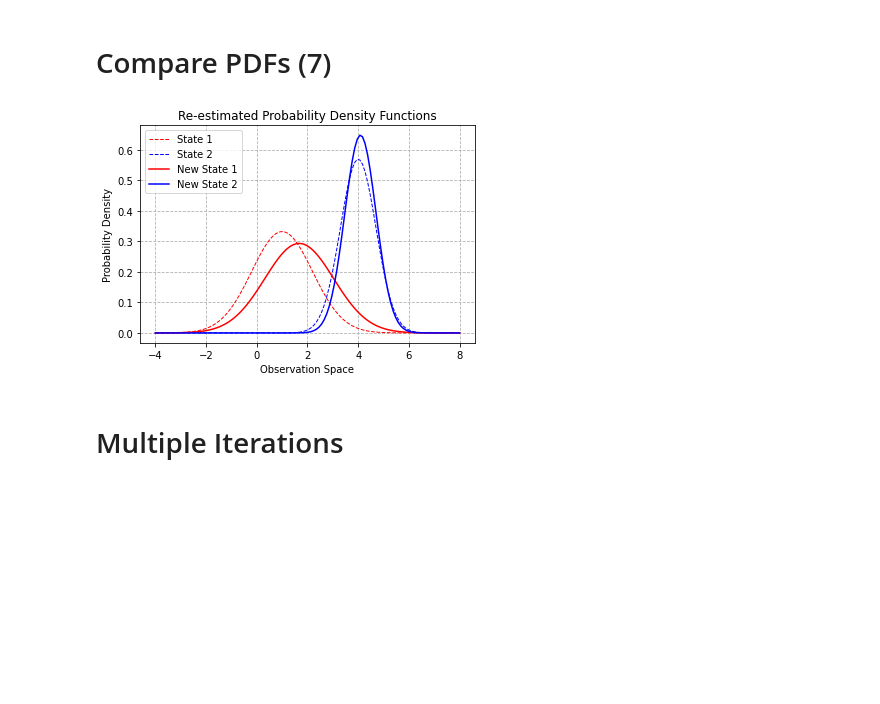
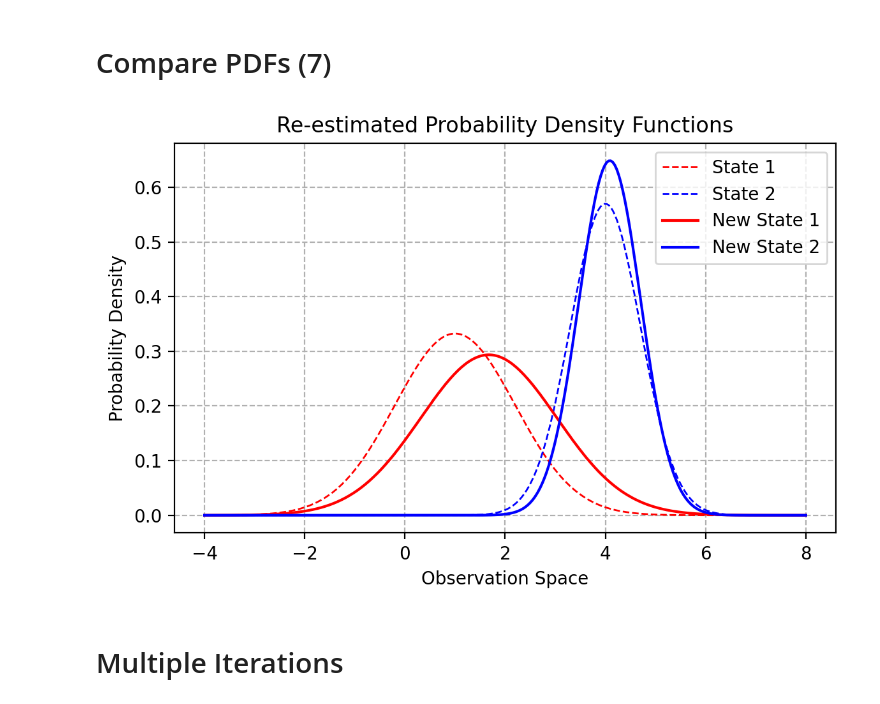
Before and after one commit to Sarsoo/markov-models, a Jupyter notebook: markov.ipynb, the cells around one changed output. Cells and saved outputs as stored; diff of their text form; code cells hidden in the pictures; blank space fills up the shorter version.

```diff
--- a/markov.ipynb
+++ b/markov.ipynb
@@ -1,7 +1,9 @@
 # %%
 #IMPORTS AND COMMON VARIABLES
+import matplotlib
+import matplotlib.cm as cm
 import matplotlib.pyplot as plt
-from matplotlib import cm
+from matplotlib.pyplot import savefig
 import numpy as np
 from math import sqrt
 
@@ -10,7 +12,10 @@ from maths import gaussian
 from markov import MarkovModel
 from markovlog import LogMarkovModel
 
-x = np.linspace(-4, 8, 120) # x values for figures
+fig_dpi = 200
+fig_export = False
+
+x = np.linspace(-4, 8, 300) # x values for figures
 x_label = "Observation Space"
 y_label = "Probability Density"
 # %% [markdown]
@@ -192,38 +342,45 @@ plt.show()
 # %% [markdown]
 # Compare PDFs (7)
 # %%
-model = MarkovModel(states=[state1, state2], observations=observations, state_transitions=state_transition).populate()
+model = MarkovModel(states=[state1, state2],
+                    observations=observations,
+                    state_transitions=state_transition).populate()
 
 new_mean = model.reestimated_mean()
 new_var = model.reestimated_variance()
 new_std_dev = [sqrt(x) for x in new_var]
 
 #######################################
 #              Original
 #######################################
 state_1_y = [gaussian(i, state1.mean, state1.std_dev) for i in x]
 state_2_y = [gaussian(i, state2.mean, state2.std_dev) for i in x]
 plt.plot(x, state_1_y, '--', c='r', label="State 1", linewidth=1.0)
 plt.plot(x, state_2_y, '--', c='b', label="State 2", linewidth=1.0)
 
 #######################################
 #            Re-Estimated
 #######################################
 state_1_new_y = [gaussian(i, new_mean[0], new_std_dev[0]) for i in x]
 state_2_new_y = [gaussian(i, new_mean[1], new_std_dev[1]) for i in x]
 plt.plot(x, state_1_new_y, c='r', label="New State 1")
 plt.plot(x, state_2_new_y, c='b', label="New State 2")
 
 plt.legend()
 plt.title("Re-estimated Probability Density Functions")
 
 plt.xlabel(x_label)
 plt.ylabel(y_label)
 plt.grid(linestyle="--")
 
+fig = matplotlib.pyplot.gcf()
+fig.set_dpi(fig_dpi)
+fig.set_tight_layout(True)
+if fig_export:
+    savefig("report/res/re-est-pdfs.png")
 plt.show()
 # %% [output]
-[figure, old version]
+[figure, new version]
 # %% [markdown]
 # Multiple Iterations
 # %%
```
Also changed, not shown: parts of 15 cells of this notebook, 14 other files.
